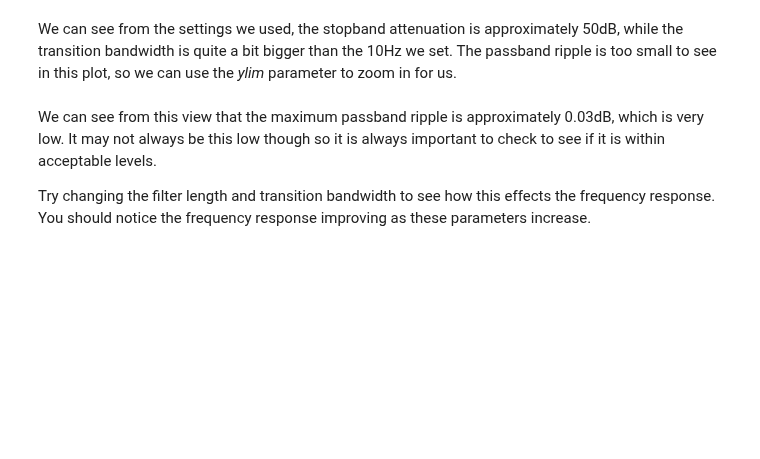
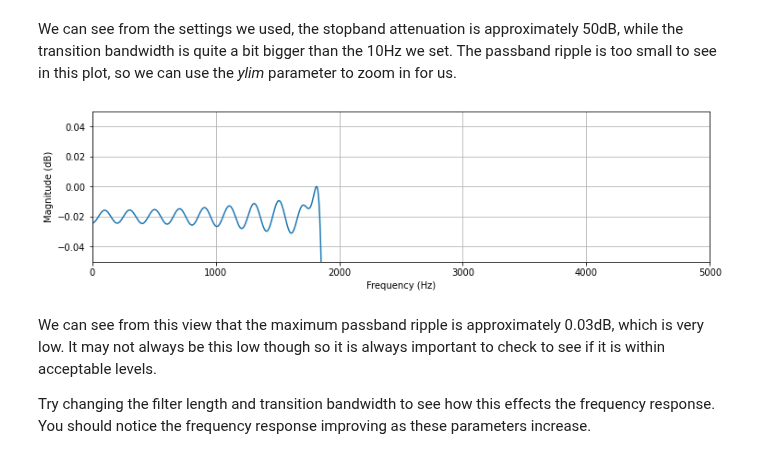
Before and after one commit to strath-sdr/dsp_notebooks, a Jupyter notebook: notebooks/digital_filters/01_digital_filter_design.ipynb, the cells around one changed output. Drawn from its saved outputs; the diff is of its cells as text; code cells hidden in the pictures; blank space fills up the shorter version.

```diff
--- a/notebooks/digital_filters/01_digital_filter_design.ipynb
+++ b/notebooks/digital_filters/01_digital_filter_design.ipynb
@@ -113,15 +115,17 @@ plt.show()
 # %% [markdown]
 We can see from the settings we used, the stopband attenuation is approximately 50dB, while the transition bandwidth is quite a bit bigger than the 10Hz we set. The passband ripple is too small to see in this plot, so we can use the *ylim* parameter to zoom in for us.
 # %%
-plt.figure(figsize=(10,3))
+plt.figure(figsize=(12,3))
 plt.xlabel('Frequency (Hz)')
 plt.ylabel('Magnitude (dB)')
 plt.xlim(0,fs/2)
 plt.ylim(-0.05,0.05)
 plt.grid(True)
 
 plt.plot(nf, lpf_fft_db)
 plt.show()
+# %% [output]
+[figure, added]
 # %% [markdown]
 We can see from this view that the maximum passband ripple is approximately 0.03dB, which is very low. It may not always be this low though so it is always important to check to see if it is within acceptable levels.
 
```
Also changed, not shown: parts of 18 cells of this notebook, 1 other file.
